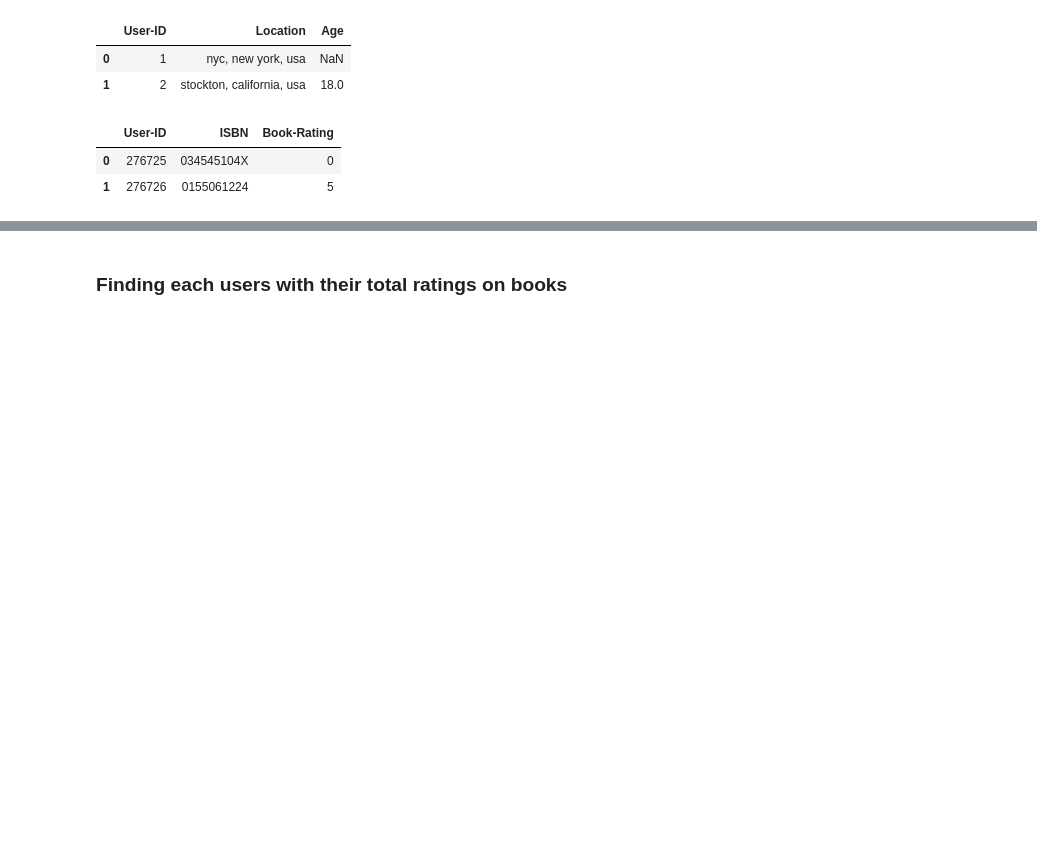
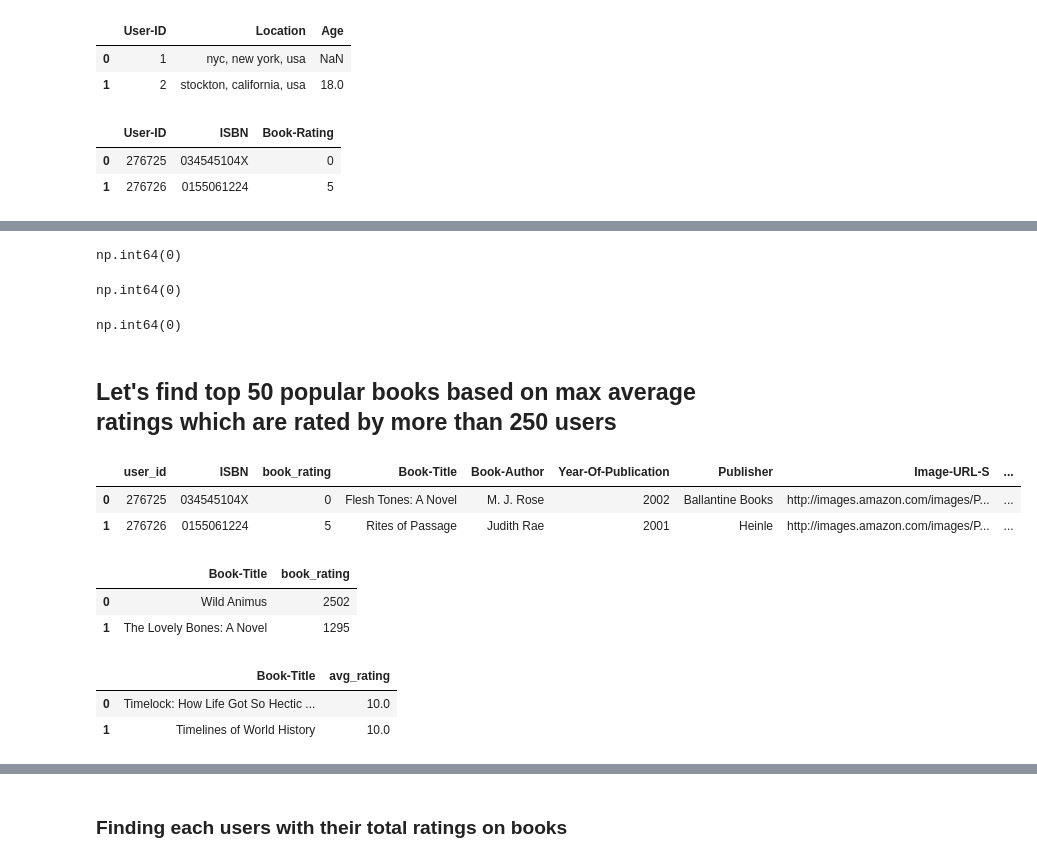
Before and after one commit to shubro-das/Collaborative-book-recommender-using-Clustering-technique-, a Jupyter notebook: book_recommender_system.ipynb, the cells around one changed output, grey strips where cells are left out. Cells and saved outputs as stored; diff of their text form; code cells hidden in the pictures; blank space fills up the shorter version.

```diff
--- a/book_recommender_system.ipynb
+++ b/book_recommender_system.ipynb
@@ -62,0 +79,22 @@ print(ratings.shape)
+# %%
+books.duplicated().sum()
+# %% [output]
+np.int64(0)
+# %%
+ratings.duplicated().sum()
+# %% [output]
+np.int64(0)
+# %%
+users.duplicated().sum()
+# %% [output]
+np.int64(0)
+# %% [markdown]
+## Let's find top 50 popular books based on max average ratings which are rated by more than 250 users
+# %%
+ratings_with_name=ratings.merge(books, on='ISBN')
+# %%
+ratings_with_name.head(2)
+# %% [output]
+|  | user_id | ISBN | book_rating | Book-Title | Book-Author | Year-Of-Publication | Publisher | Image-URL-S | ... |
+| 0 | 276725 | 034545104X | 0 | Flesh Tones: A Novel | M. J. Rose | 2002 | Ballantine Books | http://images.amazon.com/images/P... | ... |
+| 1 | 276726 | 0155061224 | 5 | Rites of Passage | Judith Rae | 2001 | Heinle | http://images.amazon.com/images/P... | ... |
@@ -62,0 +103,6 @@ print(ratings.shape)
+# %%
+num_rating_df.head(2)
+# %% [output]
+|  | Book-Title | book_rating |
+| 0 | Wild Animus | 2502 |
+| 1 | The Lovely Bones: A Novel | 1295 |
@@ -62,0 +114,6 @@ print(ratings.shape)
+# %%
+avg_rating_df.head(2)
+# %% [output]
+|  | Book-Title | avg_rating |
+| 0 | Timelock: How Life Got So Hectic ... | 10.0 |
+| 1 | Timelines of World History | 10.0 |
```
Also changed, not shown: parts of 55 cells of this notebook, 12 other files.
